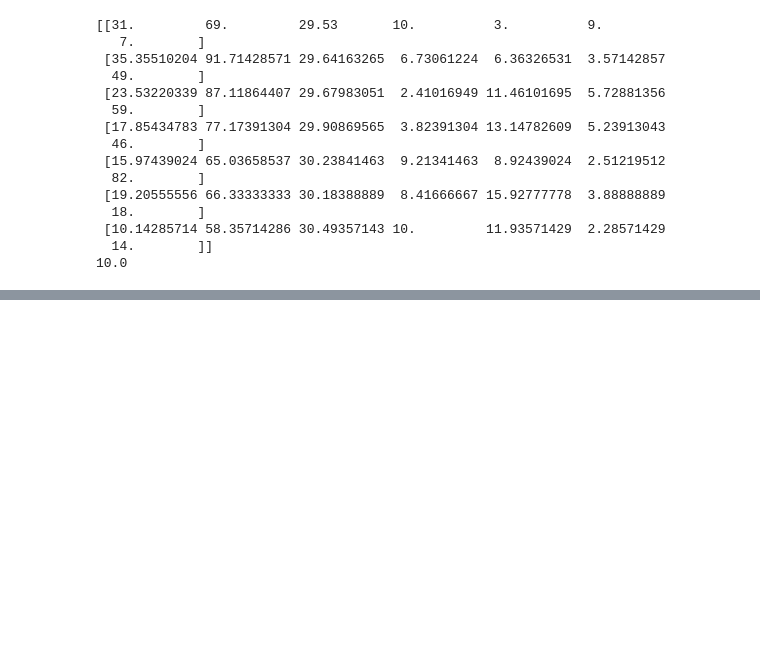
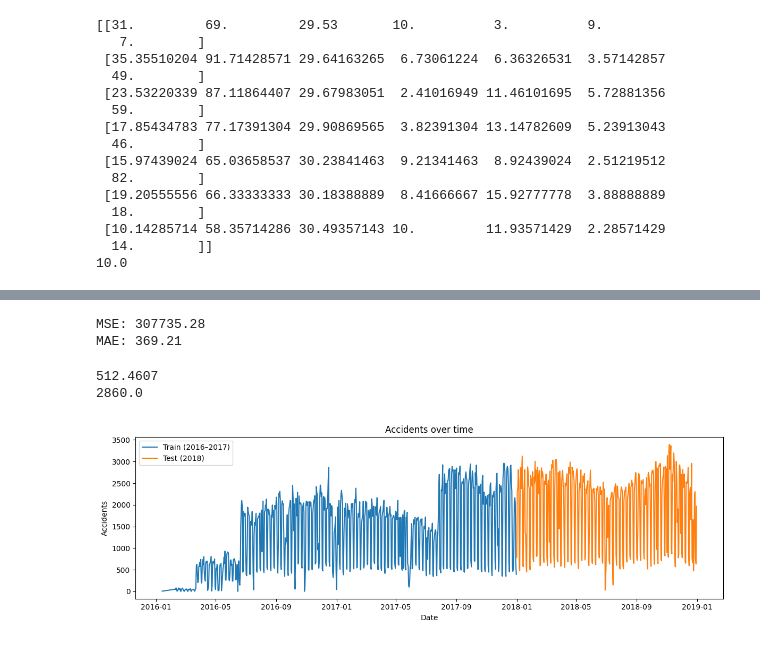
Before and after one commit to joanpedraza/ProyFinADGE-Pred_Acc_US, a Jupyter notebook: US_Accidents.ipynb, the cells around one changed output, grey strips where cells are left out. Saved outputs shown, nothing was run; the diff lists cells and outputs as text; code cells hidden in the pictures; blank space fills up the shorter version.

```diff
--- a/US_Accidents.ipynb
+++ b/US_Accidents.ipynb
@@ -247,0 +349,48 @@ print(Y_train[0])
+# %%
+from sklearn.metrics import mean_squared_error, mean_absolute_error
+
+y_pred = model_countrywise.predict(X_test_flat)
+
+mse = mean_squared_error(Y_test, y_pred)
+mae = mean_absolute_error(Y_test, y_pred)
+
+print(f"MSE: {mse:.2f}")
+print(f"MAE: {mae:.2f}")
+# %% [output]
+MSE: 307735.28
+MAE: 369.21
+# %%
+print(y_pred[0])
+print(Y_test[0])
+# %% [output]
+512.4607
+2860.0
+# %%
+import matplotlib.pyplot as plt
+
+# Convertir columnas 'Date' a tipo fecha en Spark (si no lo has hecho ya)
+from pyspark.sql.functions import to_date
+
+df_train = df_countrywise_16_17.withColumn("Date", to_date("Date"))
+df_test = df_countrywise_18.withColumn("Date", to_date("Date"))
+
+# Convertir a Pandas para graficar
+pdf_train = df_train.select("Date", "Accidents").orderBy("Date").toPandas()
+pdf_test = df_test.select("Date", "Accidents").orderBy("Date").toPandas()
+
+# Asegurar que las fechas sean tipo datetime en pandas
+pdf_train["Date"] = pd.to_datetime(pdf_train["Date"])
+pdf_test["Date"] = pd.to_datetime(pdf_test["Date"])
+
+# Graficar
+plt.figure(figsize=(12, 4))
+plt.plot(pdf_train["Date"], pdf_train["Accidents"], label="Train (2016–2017)")
+plt.plot(pdf_test["Date"], pdf_test["Accidents"], label="Test (2018)")
+plt.legend()
+plt.title("Accidents over time")
+plt.xlabel("Date")
+plt.ylabel("Accidents")
+plt.tight_layout()
+plt.show()
+# %% [output]
+[figure, added]
```
Also changed, not shown: parts of 7 cells of this notebook.
